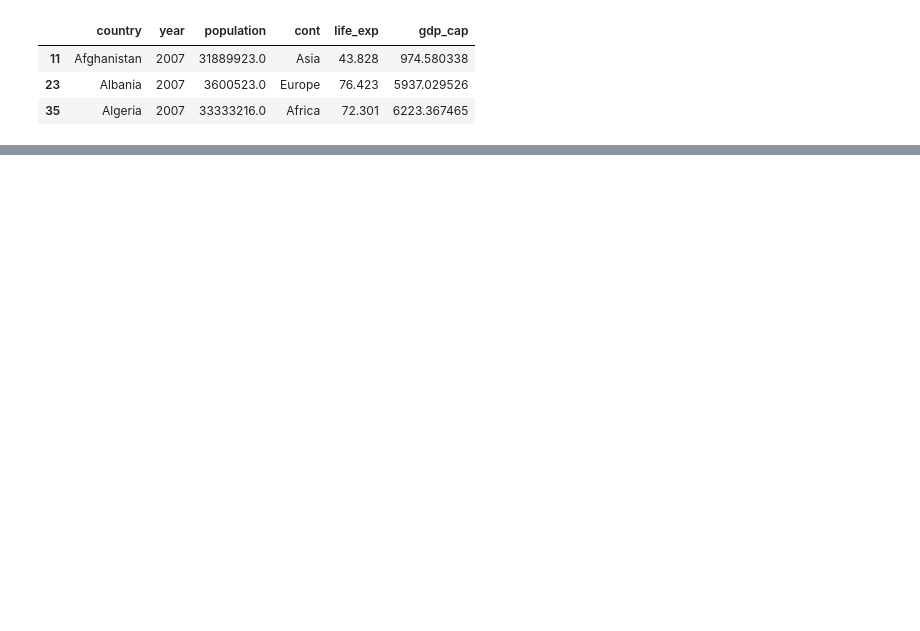
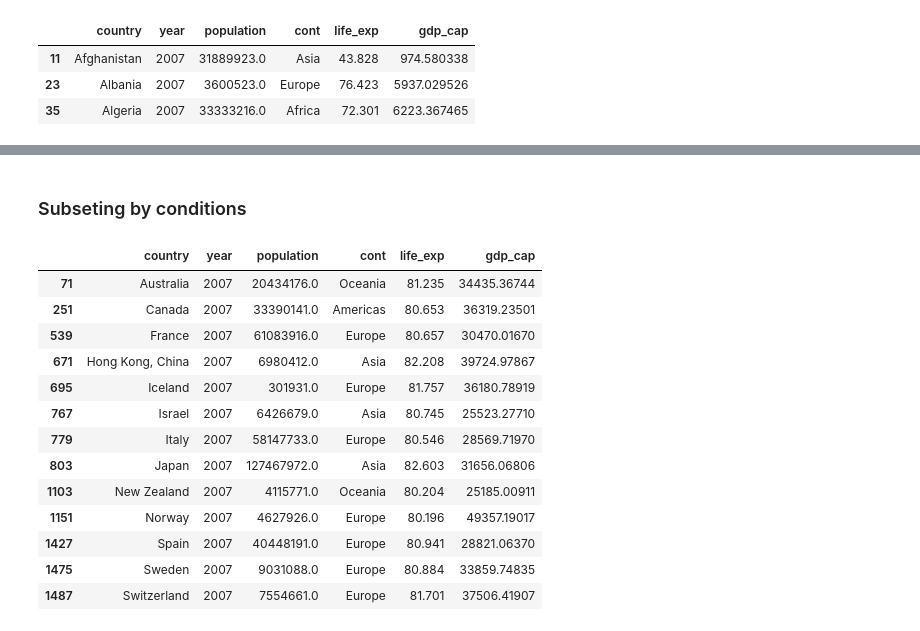
Before and after one commit to GustavMartinez/Python_practice, a Jupyter notebook: 09_libraries/pandas/data_manipulation_pandas.ipynb, the cells around one changed output, grey strips where cells are left out. Cells and saved outputs as stored; diff of their text form; code cells hidden in the pictures; blank space fills up the shorter version.

Commit message:
subseting

```diff
--- a/09_libraries/pandas/data_manipulation_pandas.ipynb
+++ b/09_libraries/pandas/data_manipulation_pandas.ipynb
@@ -30,0 +85,19 @@ df.sort_values('cont') # Apply the method to a specific column
+# %% [markdown]
+### Subseting by conditions
+# %%
+df[df["life_exp"] > 80]
+# %% [output]
+|  | country | year | population | cont | life_exp | gdp_cap |
+| 71 | Australia | 2007 | 20434176.0 | Oceania | 81.235 | 34435.36744 |
+| 251 | Canada | 2007 | 33390141.0 | Americas | 80.653 | 36319.23501 |
+| 539 | France | 2007 | 61083916.0 | Europe | 80.657 | 30470.01670 |
+| 671 | Hong Kong, China | 2007 | 6980412.0 | Asia | 82.208 | 39724.97867 |
+| 695 | Iceland | 2007 | 301931.0 | Europe | 81.757 | 36180.78919 |
+| 767 | Israel | 2007 | 6426679.0 | Asia | 80.745 | 25523.27710 |
+| 779 | Italy | 2007 | 58147733.0 | Europe | 80.546 | 28569.71970 |
+| 803 | Japan | 2007 | 127467972.0 | Asia | 82.603 | 31656.06806 |
+| 1103 | New Zealand | 2007 | 4115771.0 | Oceania | 80.204 | 25185.00911 |
+| 1151 | Norway | 2007 | 4627926.0 | Europe | 80.196 | 49357.19017 |
+| 1427 | Spain | 2007 | 40448191.0 | Europe | 80.941 | 28821.06370 |
+| 1475 | Sweden | 2007 | 9031088.0 | Europe | 80.884 | 33859.74835 |
+| 1487 | Switzerland | 2007 | 7554661.0 | Europe | 81.701 | 37506.41907 |
```
Also changed, not shown: parts of 11 cells of this notebook.
